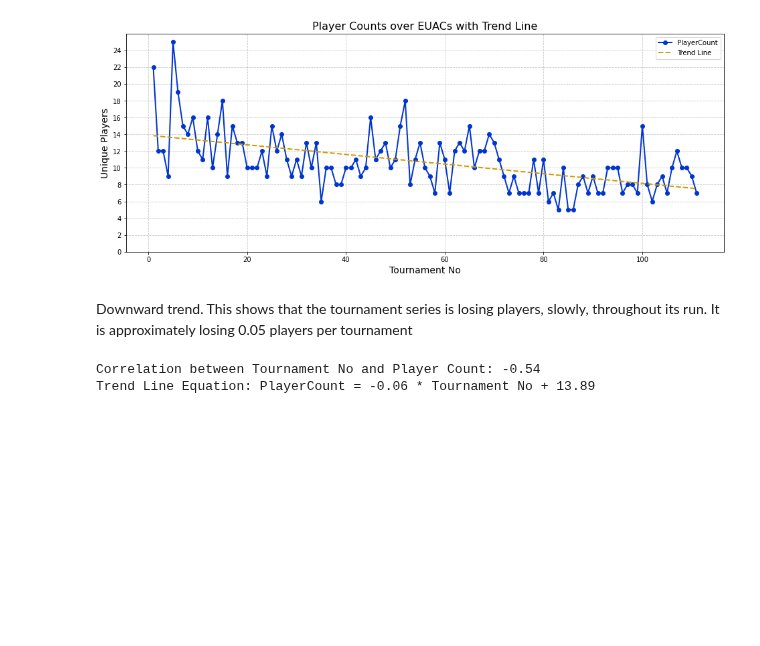
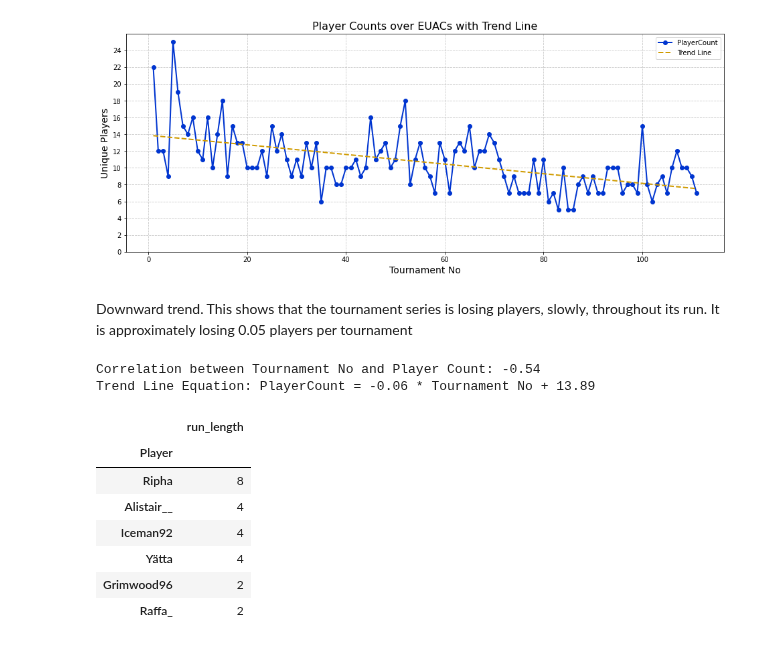
Before and after one commit to DarrenCCT/Tournament-Analysis, a Jupyter notebook: EUAC - Analysis.ipynb, the cells around one changed output. Cells and saved outputs as stored; diff of their text form; code cells hidden in the pictures; blank space fills up the shorter version.

Commit message:
Add files via upload
Rough work towards win streaks. Needs to be put together coherently

```diff
--- a/EUAC - Analysis.ipynb
+++ b/EUAC - Analysis.ipynb
@@ -1196,3 +1191,24 @@ print(f"Trend Line Equation: PlayerCount = {slope:.2f} * Tournament No + {interc
 # %% [output]
 Correlation between Tournament No and Player Count: -0.54
 Trend Line Equation: PlayerCount = -0.06 * Tournament No + 13.89
+# %%
+change = winners["Player"] != winners["Player"].shift()
+# %%
+group_id = change.cumsum()
+# %%
+winners['run_length'] = winners.groupby(group_id).cumcount() + 1
+# %%
+streak = winners.groupby("Player").agg({
+    "run_length" : "max"
+})
+# %%
+streak[streak["run_length"] > 1].sort_values(by="run_length", ascending=False)
+# %% [output]
+|  | run_length |
+| Player |  |
+| Ripha | 8 |
+| Alistair__ | 4 |
+| Iceman92 | 4 |
+| Yätta | 4 |
+| Grimwood96 | 2 |
+| Raffa_ | 2 |
```
Also changed, not shown: parts of 5 cells of this notebook.
